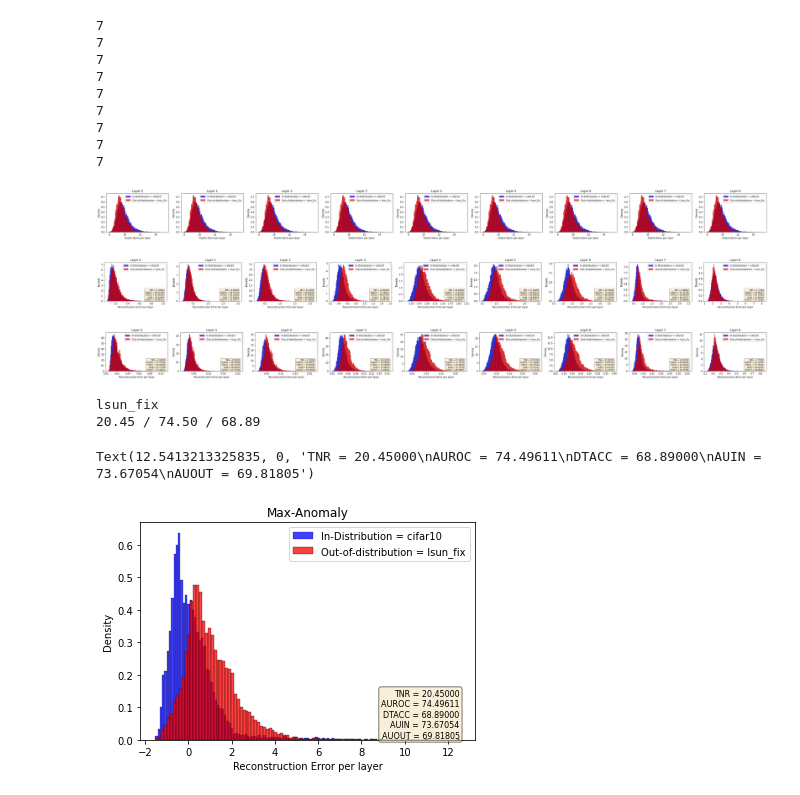
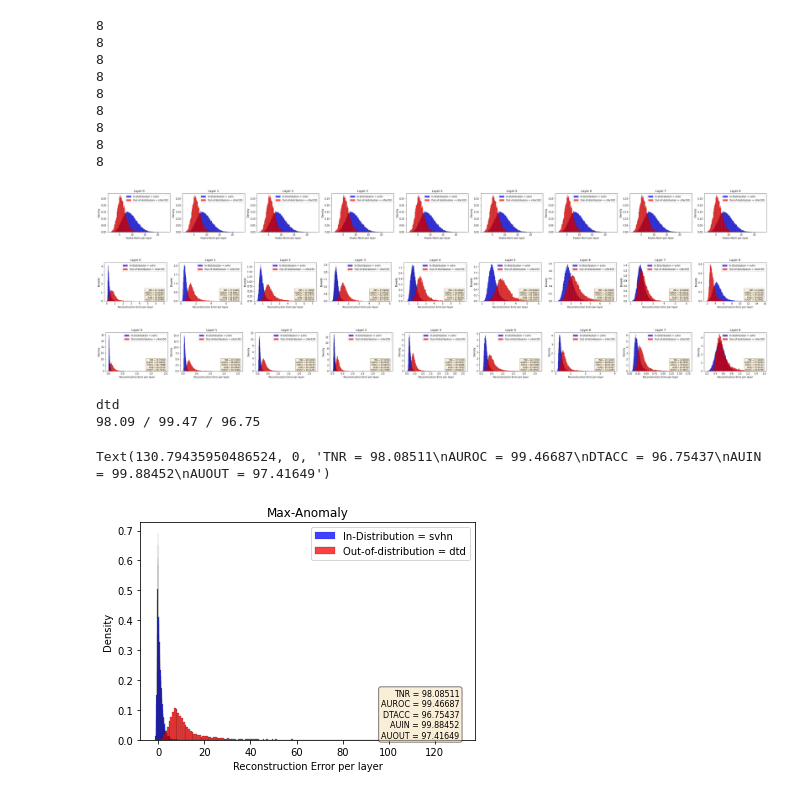
Before and after one commit to younghyopark/FROD, a Jupyter notebook: revised_anomaly_score-Copy1.ipynb, the cells around one changed output. Saved outputs shown, nothing was run; the diff lists cells and outputs as text; code cells hidden in the pictures.

```diff
--- a/revised_anomaly_score-Copy1.ipynb
+++ b/revised_anomaly_score-Copy1.ipynb
@@ -8,16 +8,16 @@ import calculate_log as callog
 # %%
 class opt:
     outf = 'extracted_features'
-    backbone_name = 'resnet18_simclr_permrot_cifar10'
-    dataset ='cifar10'
+    backbone_name = 'resnet18_vanilla_simclr_svhn'
+    dataset ='svhn'
 # %%
-ood_dataset=['svhn','lsun_fix','imagenet_fix','lsun_resize','imagenet_resize','place365','dtd']
+ood_dataset=['cifar10', 'cifar100','lsun_resize','imagenet_resize','lsun_fix','imagenet_fix','place365','dtd']
 out_dataset=ood_dataset
-num_out_datasets = 7
+num_out_datasets = 8
 # %%
-ind_dataset='cifar10'
+ind_dataset= opt.dataset
 experiment = opt.backbone_name
-ae_type = 'vanilla_AE'
+ae_type = 'DAE'
 prefix = 'confidence' #confidence
 
 layer_num=9
@@ -80,7 +80,7 @@ train_ind_norm=dict()
 test_ind_norm=dict()
 test_ood_norm=dict()
 
-layer = 6
+layer = layer_num - 1
 for i in range(layer_num):
     #layer=i
     #layer=layer_num-1
@@ -95,15 +95,15 @@ for i in range(layer_num):
 
 # norm_train_ind = train_ind_feature[13].norm(axis=1)
 # %% [output]
-7
-7
-7
-7
-7
-7
-7
-7
-7
+8
+8
+8
+8
+8
+8
+8
+8
+8
 # %%
 ood_index=1
 fig,axs=plt.subplots(1,layer_num,figsize=(50,3))
@@ -115,4 +115,4 @@ for layer in range(layer_num):
     axs[layer].set_title('Layer '+str(layer))
     axs[layer].set_xlabel('Featre Norm per layer')
 # %% [output]
-[figure, old version]
+[figure, new version]
@@ -203,7 +144,7 @@ for layer in range(layer_num):
     metric = 'TNR = {:.5f}\nAUROC = {:.5f}\nDTACC = {:.5f}\nAUIN = {:.5f}\nAUOUT = {:.5f}'.format(100*rst['TNR'],100*rst['AUROC'],100*rst['DTACC'],100*rst['AUIN'],100*rst['AUOUT'])
     axs[layer].text(np.max((np.max(-ind[layer]),np.max(-ood[layer][ood_index]))),0, metric, fontsize=8,horizontalalignment='right', verticalalignment='bottom', bbox=props)
 # %% [output]
-[figure, old version]
+[figure, new version]
 # %%
 ood_index=1
 fig,axs=plt.subplots(1,layer_num,figsize=(50,3))
@@ -221,7 +162,7 @@ for layer in range(layer_num):
     metric = 'TNR = {:.5f}\nAUROC = {:.5f}\nDTACC = {:.5f}\nAUIN = {:.5f}\nAUOUT = {:.5f}'.format(100*rst['TNR'],100*rst['AUROC'],100*rst['DTACC'],100*rst['AUIN'],100*rst['AUOUT'])
     axs[layer].text(np.max((np.max(-ind_revised[layer]),np.max(-ood_revised[layer][ood_index]))),0, metric, fontsize=8,horizontalalignment='right', verticalalignment='bottom', bbox=props)
 # %% [output]
-[figure, old version]
+[figure, new version]
 # %%
 from sklearn.preprocessing import StandardScaler
 ind_scaled=[]
@@ -241,22 +182,22 @@ ood_scaled_max=[]
 for j in range(len(ood_dataset)):
     ood_scaled_max.append(np.min(ood_scaled[j],0))
 # %%
-ood_index= 1
+ood_index= 7
 print(ood_dataset[ood_index])
 results_max,_,_ = callog.metric(ind_scaled_max,ood_scaled_max[ood_index])
 sns.histplot(data=-ind_scaled_max,color='blue',stat='density')
 sns.histplot(data=-ood_scaled_max[ood_index],color='red',stat='density')
 plt.legend(['In-Distribution = {}'.format(ind_dataset),'Out-of-distribution = {}'.format(ood_dataset[ood_index])])
 plt.title('Max-Anomaly')
 plt.xlabel('Reconstruction Error per layer')
 
 rst = results_max['TMP']
 props = dict(boxstyle='round', facecolor='wheat', alpha=0.5)
 metric = 'TNR = {:.5f}\nAUROC = {:.5f}\nDTACC = {:.5f}\nAUIN = {:.5f}\nAUOUT = {:.5f}'.format(100*rst['TNR'],100*rst['AUROC'],100*rst['DTACC'],100*rst['AUIN'],100*rst['AUOUT'])
 print("{:.2f} / {:.2f} / {:.2f}".format(100*rst['TNR'],100*rst['AUROC'],100*rst['DTACC']))
 plt.text(np.max((np.max(-ind_scaled_max),np.max(-ood_scaled_max[ood_index]))),0, metric, fontsize=8,horizontalalignment='right', verticalalignment='bottom', bbox=props)
 # %% [output]
-lsun_fix
-20.45 / 74.50 / 68.89
+dtd
+98.09 / 99.47 / 96.75
-Text(12.5413213325835, 0, 'TNR = 20.45000\nAUROC = 74.49611\nDTACC = 68.89000\nAUIN = 73.67054\nAUOUT = 69.81805')
+Text(130.79435950486524, 0, 'TNR = 98.08511\nAUROC = 99.46687\nDTACC = 96.75437\nAUIN = 99.88452\nAUOUT = 97.41649')
-[figure, old version]
+[figure, new version]
```
Also changed, not shown: parts of 8 cells of this notebook, 44 other files.
